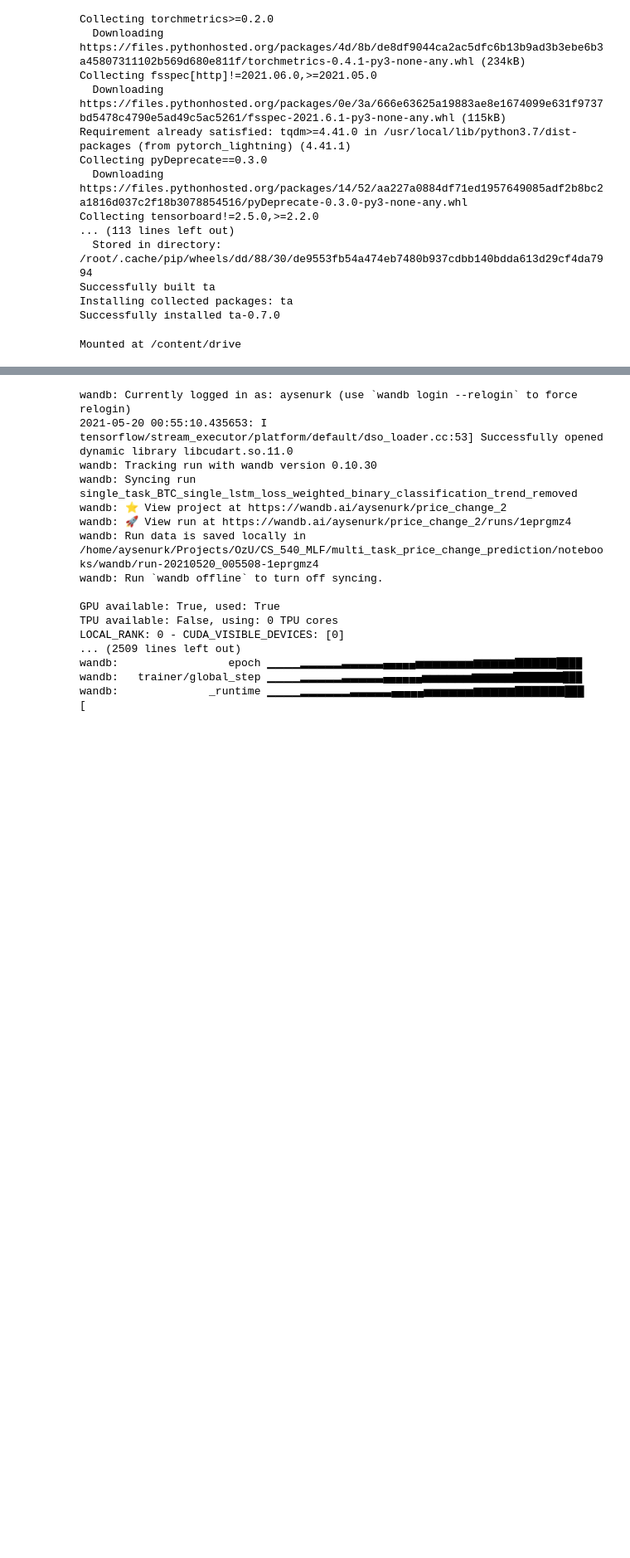
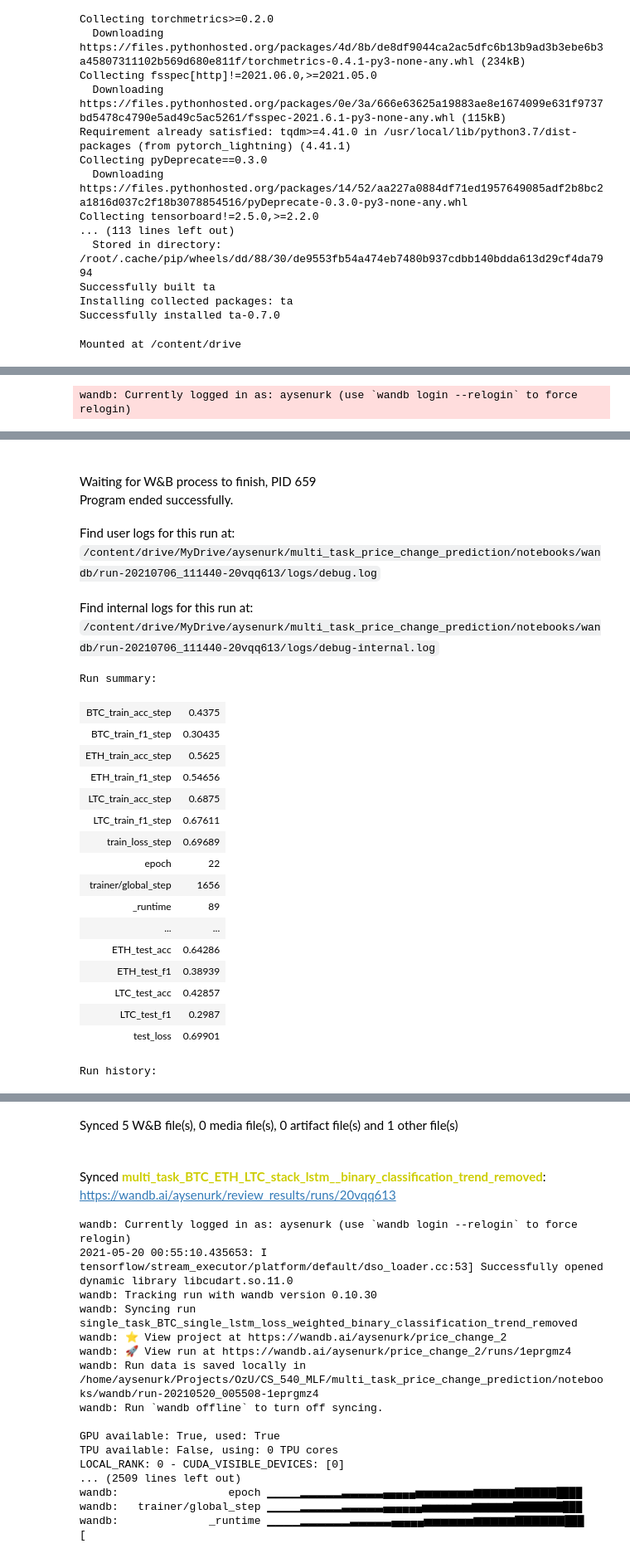
Before and after one commit to aysenurk/multi_task_price_change_prediction, a Jupyter notebook: notebooks/09_ak_experimenting_lstm-2.ipynb, the cells around one changed output, grey strips where cells are left out. Shown at 83% size. Saved outputs shown, nothing was run; the diff lists cells and outputs as text; code cells hidden in the pictures; blank space fills up the shorter version.

Commit message:
merge and experimentation results changed in notebook

```diff
--- a/notebooks/09_ak_experimenting_lstm-2.ipynb
+++ b/notebooks/09_ak_experimenting_lstm-2.ipynb
@@ -108,8 +139,8 @@ class TimeSeriesDataset(Dataset):
                  ):
         self.currencies = currency_list
         self.n_currencies = len(self.currencies)
-        self.x = torch.tensor(x[:self.n_currencies].astype(float))#.float()
-        self.y = torch.tensor(y[:self.n_currencies].astype(long))#.long()
+        self.x = torch.tensor(x[:self.n_currencies]).float()
+        self.y = torch.tensor(y[:self.n_currencies]).long()
         self.seq_len = seq_len
         self.data_use_type = data_use_type
 
@@ -172,9 +189,0 @@ NameError: ignored
-# %%
-train_dataset, val_dataset, test_dataset = [TimeSeriesDataset(CURRENCY_LST,
-                                                          X,
-                                                          y,
-                                                          dtype,
-                                                          TRAIN_PERCENTAGE,
-                                                          VAL_PERCENTAGE,
-                                                          TEST_PERCENTAGE,
-                                                          WINDOW_SIZE) for dtype in ['train', 'val', 'test']]
@@ -459,7 +446,7 @@ CONFIG = {#fix for this project
 # %%
 config = CONFIG.copy()
 config.update({"n_classes": 2,
-          "currency_list": ['BTC'],
+          "currency_list": ['BTC', 'ETH', 'LTC'],
           "remove_trend": True,
           "lstm_hidden_sizes": [128, 128, 128],
           "loss_weight_calculate": False,
@@ -546,0 +500,40 @@ TypeError: ignored
+# %%
+
+####
+wandb.init(project="review_results",
+           config=config,
+           name = MODEL_NAME)
+logger = WandbLogger()
+#     #logger = TensorBoardLogger("../output/models/lstm_model_logs", name="lstm_multi_task")
+
+model = LSTM_based_classification_model(
+    train_dataset = train_dataset,
+     val_dataset = val_dataset,
+     test_dataset = test_dataset,
+     calculate_loss_weights = LOSS_WEIGHT_CALCULATE,
+     currencies = CURRENCY_LST,
+     num_classes = N_CLASSES,
+     window_size = WINDOW_SIZE,
+     input_size = INPUT_FEATURE_SIZE,
+     batch_size=BATCH_SIZE,
+     lstm_hidden_sizes = LSTM_HIDDEN_SIZES,
+     bidirectional = BIDIRECTIONAL)
+
+early_stop_callback = EarlyStopping(
+   monitor='val_loss',
+   min_delta=0.003,
+   patience=20,
+   verbose=True,
+   mode='min'
+)
+
+trainer = pl.Trainer(gpus=-1,
+                     max_epochs= 150,
+                     logger = logger,
+                     callbacks=[early_stop_callback])
+trainer.fit(model)
+
+trainer.test()
+wandb.finish()
+# %% [output]
+wandb: Currently logged in as: aysenurk (use `wandb login --relogin` to force relogin)
@@ -546,0 +576,22 @@ TypeError: ignored
+Waiting for W&B process to finish, PID 659
+Program ended successfully.
+Find user logs for this run at: /content/drive/MyDrive/aysenurk/multi_task_price_change_prediction/notebooks/wandb/run-20210706_111440-20vqq613/logs/debug.log
+Find internal logs for this run at: /content/drive/MyDrive/aysenurk/multi_task_price_change_prediction/notebooks/wandb/run-20210706_111440-20vqq613/logs/debug-internal.log
+Run summary:
+| BTC_train_acc_step | 0.4375 |
+| BTC_train_f1_step | 0.30435 |
+| ETH_train_acc_step | 0.5625 |
+| ETH_train_f1_step | 0.54656 |
+| LTC_train_acc_step | 0.6875 |
+| LTC_train_f1_step | 0.67611 |
+| train_loss_step | 0.69689 |
+| epoch | 22 |
+| trainer/global_step | 1656 |
+| _runtime | 89 |
+| ... | ... |
+| ETH_test_acc | 0.64286 |
+| ETH_test_f1 | 0.38939 |
+| LTC_test_acc | 0.42857 |
+| LTC_test_f1 | 0.2987 |
+| test_loss | 0.69901 |
+Run history:
@@ -547,3 +614,5 @@ TypeError: ignored
+Synced 5 W&B file(s), 0 media file(s), 0 artifact file(s) and 1 other file(s)
+Synced multi_task_BTC_ETH_LTC_stack_lstm__binary_classification_trend_removed: https://wandb.ai/aysenurk/review_results/runs/20vqq613
 # %%
 #denemeleri tamamlandı experiment_lstm.py dosyasına yazıldı işlemler
 def experiment(script):
```
Also changed, not shown: parts of 10 cells of this notebook.
